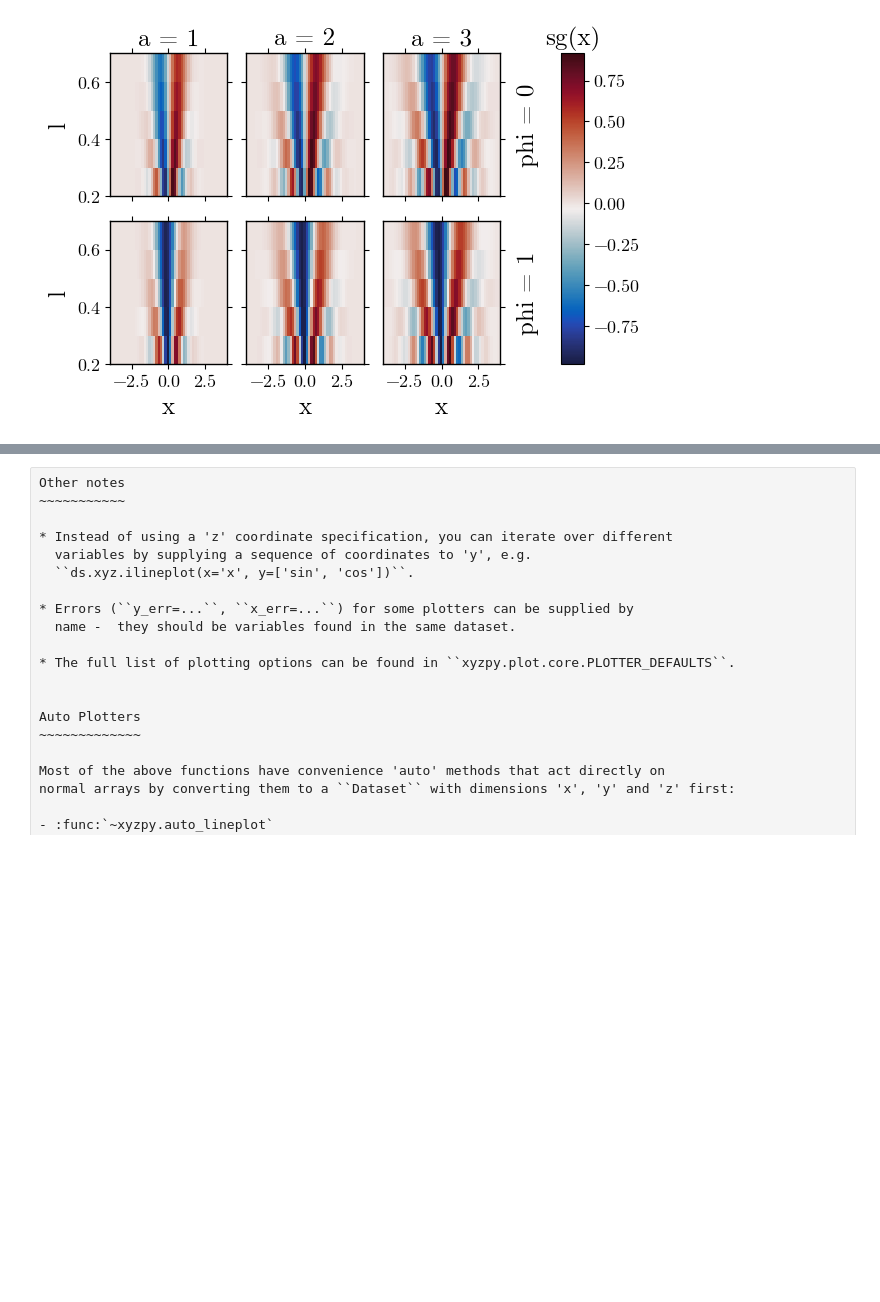
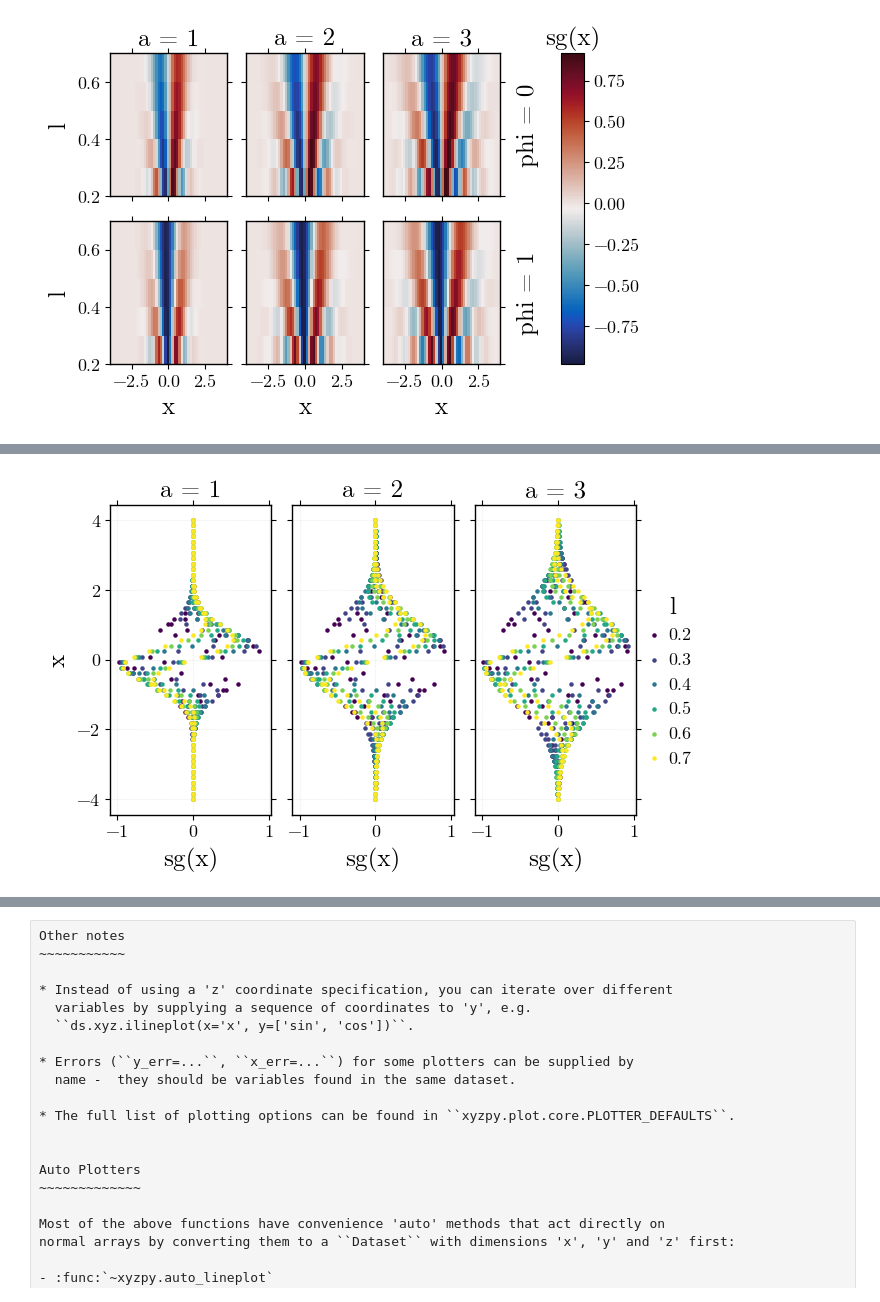
Before and after one commit to jcmgray/xyzpy, a Jupyter notebook: docs/plotting.ipynb, the cells around one changed output, grey strips where cells are left out. Drawn from its saved outputs; the diff is of its cells as text; code cells hidden in the pictures; blank space fills up the shorter version.

Commit message:
update plotting docs

```diff
--- a/docs/plotting.ipynb
+++ b/docs/plotting.ipynb
@@ -104 +110,7 @@ Scatter plots
+# %%
+# note we have dropped the 'row' specification but can still plot all the data
+r.last_ds.xyz.scatter(x='sg(x)', y='x', z='l', col='a',
+                      colors=True, colormap='viridis', figsize=(6, 4))
+# %% [output]
+[figure, added]
 # %%
```
Also changed, not shown: parts of 17 cells of this notebook.
